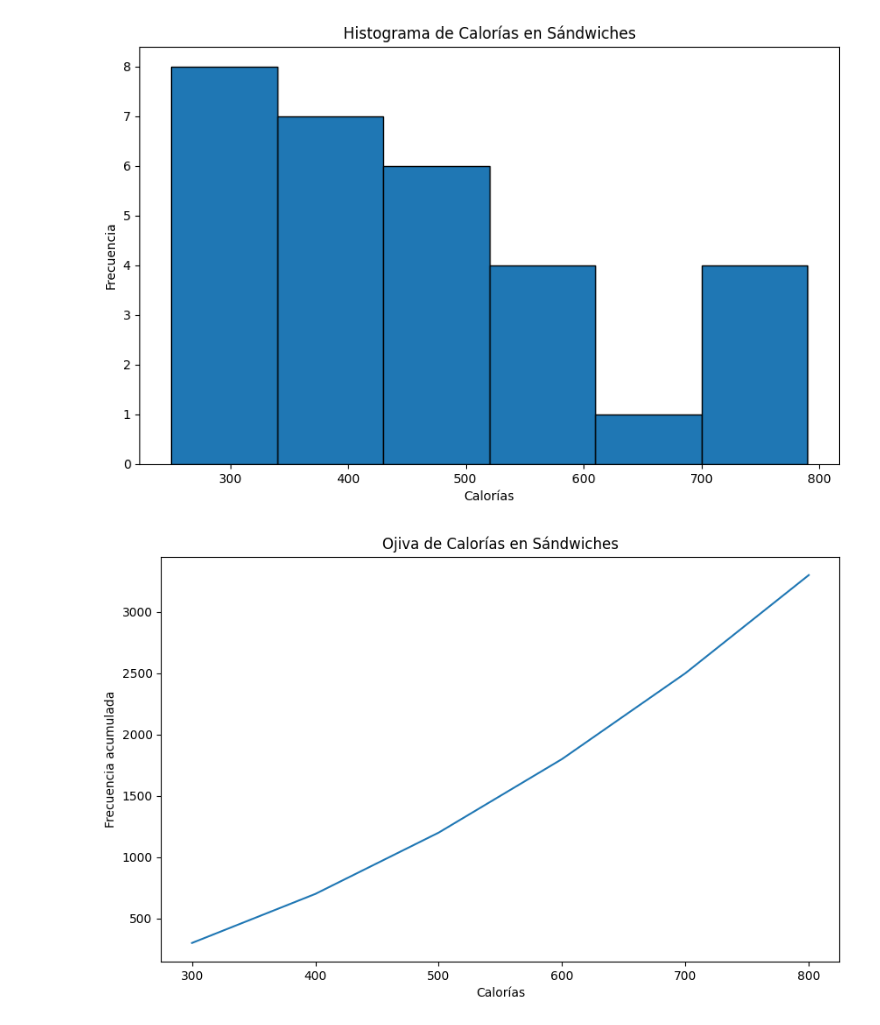
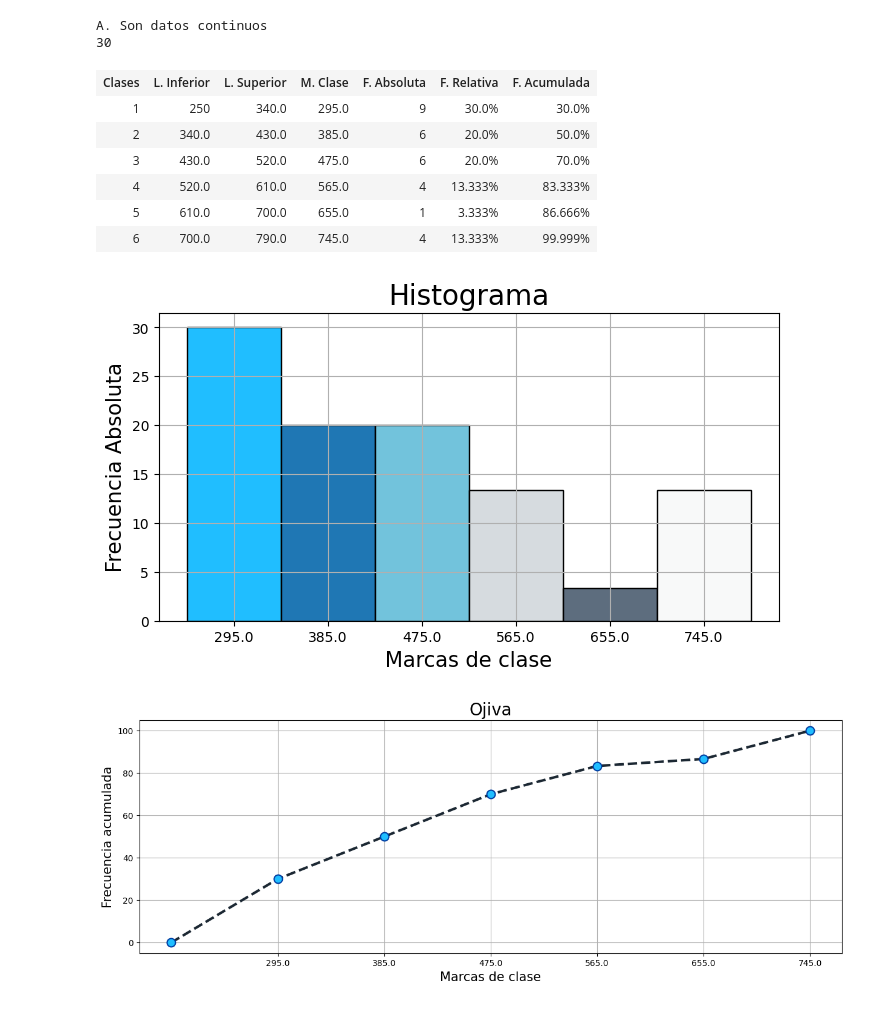
Before and after one commit to ProbabilidadTics/IYRHVerano2024T1, a Jupyter notebook: tes12.ipynb, the cells around one changed output. Cells and saved outputs as stored; diff of their text form; code cells hidden in the pictures.

Commit message:
Se vio el funcionamiento  del de ojiva

```diff
--- a/tes12.ipynb
+++ b/tes12.ipynb
@@ -4,8 +1,36 @@ import Ejercicios.Eje12b as eb
-# %%
-datos = [250,790,470,510,500,330,300,750,580,740,420,260,440,770,400,540,530,330,390,380,340,460,530,260,410,360,270,510,630,330]
-datosb = [300,400,500,600,700,800]
-e12.histograma_calorías(datos)
-eb.ojiva_calorías(datosb)
-# %% [output]
-[figure, removed]
-[figure, removed]
+# %%
+import Ejercicios.Graficas as graf
+import Ejercicios.Tabla as tbl
+import Ejercicios.DigCont as digCont
+
+datosNutri = [
+    250,790,470,510,500,330,300,750,580,740,420,260,440,770,400,540,530,330,390,380,340,460,530,260,410,360,270,510,630,330
+]
+
+
+print("A. Son datos continuos")
+
+
+clases, limsInf, limsSup, mrksClases, fa, fr, frAc = digCont.generateGroupedData(datosNutri,2,6)
+frStr, frAcStr = tbl.datosStrPorcentaje(fr, frAc)
+print(sum(fa))
+
+encabezados = ["Clases", "L. Inferior", "L. Superior", "M. Clase", "F. Absoluta", "F. Relativa", "F. Acumulada"]
+contenido = [clases, limsInf, limsSup, mrksClases, fa, frStr, frAcStr]
+tbl.printHTMLTable(encabezados, contenido)
+
+
+graf.createHistogram(mrksClases, fr)
+graf.createOjiva(mrksClases, frAc)
+# %% [output]
+A. Son datos continuos
+30
+| Clases | L. Inferior | L. Superior | M. Clase | F. Absoluta | F. Relativa | F. Acumulada |
+| 1 | 250 | 340.0 | 295.0 | 9 | 30.0% | 30.0% |
+| 2 | 340.0 | 430.0 | 385.0 | 6 | 20.0% | 50.0% |
+| 3 | 430.0 | 520.0 | 475.0 | 6 | 20.0% | 70.0% |
+| 4 | 520.0 | 610.0 | 565.0 | 4 | 13.333% | 83.333% |
+| 5 | 610.0 | 700.0 | 655.0 | 1 | 3.333% | 86.666% |
+| 6 | 700.0 | 790.0 | 745.0 | 4 | 13.333% | 99.999% |
+[figure, added]
+[figure, added]
```
Also changed, not shown: parts of 1 cell of this notebook.
